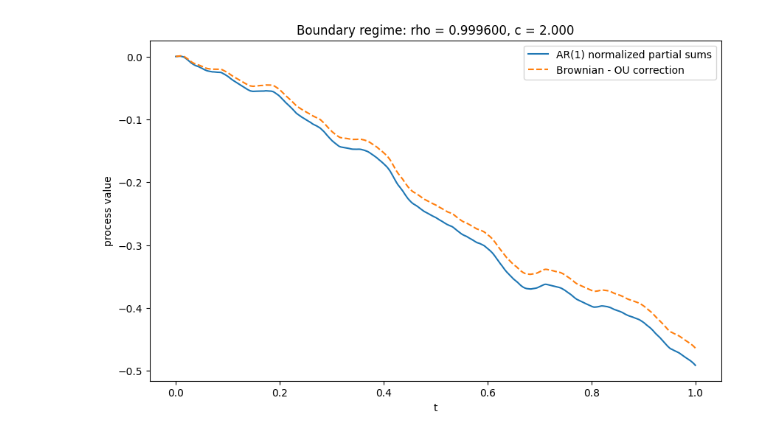
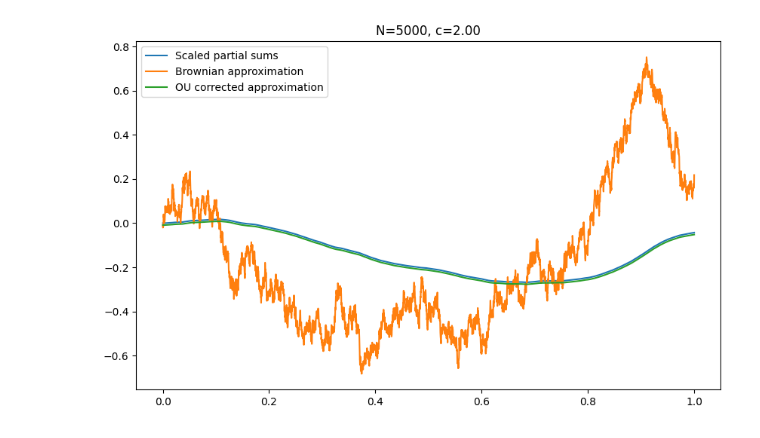
Before and after one commit to Shinyhunter95/Masters-Project, a Jupyter notebook: AR(1).ipynb, the cells around one changed output. Drawn from its saved outputs; the diff is of its cells as text; code cells hidden in the pictures.

```diff
--- a/AR(1).ipynb
+++ b/AR(1).ipynb
@@ -74,50 +88,48 @@ import matplotlib.pyplot as plt
 
 N = 5000
 
-# Local-to-unity parameter
 a = 2.0
-
-# Boundary scaling
 rho = 1 - a / N
 
-# c_N = N log(1/rho_N)
 c = N * np.log(1 / rho)
 
-# Time grid
+dt = 1 / N
 t = np.linspace(0, 1, N)
 
 # ---------------------------------
-# Innovations
+# Random seed
+# ---------------------------------
+
+np.random.seed(65535)
+
+# ---------------------------------
+# Gaussian innovations
 # ---------------------------------
 
 eps = np.random.randn(N)
 
 # ---------------------------------
-# Simulate AR(1)
-# x_k = rho x_{k-1} + eps_k
+# AR(1) process
 # ---------------------------------
 
-x = np.zeros(N)
+U = np.zeros(N)
 
 for k in range(1, N):
-    x[k] = rho * x[k-1] + eps[k]
+    U[k] = rho * U[k-1] + eps[k]
 
 # ---------------------------------
 # Partial sums
-# S_k = sum_{j=1}^k x_j
 # ---------------------------------
 
-S = np.cumsum(x)
+S = np.cumsum(U)
+
+# normalized process:
+# (1-rho) N^{-1/2} S(Nt)
+
+Z = (1 - rho) * S / np.sqrt(N)
 
 # ---------------------------------
-# Normalized process
-# Y_N(t) = ((1-rho)/sqrt(N)) S(Nt)
-# ---------------------------------
-
-Y = (1 - rho) * S / np.sqrt(N)
-
-# ---------------------------------
-# Brownian motion approximation
+# Brownian motion
 # ---------------------------------
 
 dW = eps / np.sqrt(N)
@@ -126,69 +138,51 @@ W = np.cumsum(dW)
 
 # ---------------------------------
 # OU correction term
-# Gamma_c(t)
 # ---------------------------------
+
+alpha = np.exp(-c * dt)
 
 OU_term = np.zeros(N)
 
-for k in range(N):
+for k in range(1, N):
+    OU_term[k] = alpha * OU_term[k-1] + dW[k]
 
-    kernel = np.exp(-c * (t[k] - t[:k+1]))
+# corrected approximation
 
-    OU_term[k] = np.sum(kernel * dW[:k+1])
+W_corr = W - OU_term
 
 # ---------------------------------
-# Refined approximation
-# X(t) = W(t) - Gamma_c(t)
+# Errors
 # ---------------------------------
 
-X = W - OU_term
+err_BM = np.max(np.abs(Z - W))
 
-# ---------------------------------
-# Error
-# ---------------------------------
-
-error = np.max(np.abs(Y - X))
+err_corr = np.max(np.abs(Z - W_corr))
 
 # ---------------------------------
 # Plot
 # ---------------------------------
 
-plt.figure(figsize=(10, 6))
+plt.figure(figsize=(10,6))
 
-plt.plot(t, Y, label='AR(1) normalized partial sums')
+plt.plot(t, Z, label='Scaled partial sums')
 
-plt.plot(
-    t,
-    X,
-    '--',
-    label='Brownian - OU correction'
-)
+plt.plot(t, W, label='Brownian approximation')
+
+plt.plot(t, W_corr, label='OU corrected approximation')
 
 plt.legend()
 
-plt.title(
-    f'Boundary regime: rho = {rho:.6f}, c = {c:.3f}'
-)
-
-plt.xlabel('t')
-
-plt.ylabel('process value')
-
+plt.title(f'N={N}, c={c:.2f}')
 plt.show()
 
 # ---------------------------------
 # Diagnostics
 # ---------------------------------
 
-print("rho =", rho)
-
-print("c =", c)
-
-print("sup |W(t)| =", np.max(np.abs(W)))
-
-print("sup |OU term| =", np.max(np.abs(OU_term)))
-
-print("sup |Y - X| =", error)
+print("Z = W - Y")
+print("sup |Z - W|        =", err_BM)
+print("sup |Z - (W - Y))| =", err_corr)
+print("sup |Y|            =", np.max(np.abs(OU_term)))
 # %% [output]
-[figure, old version]
+[figure, new version]
```
Also changed, not shown: parts of 3 cells of this notebook.
